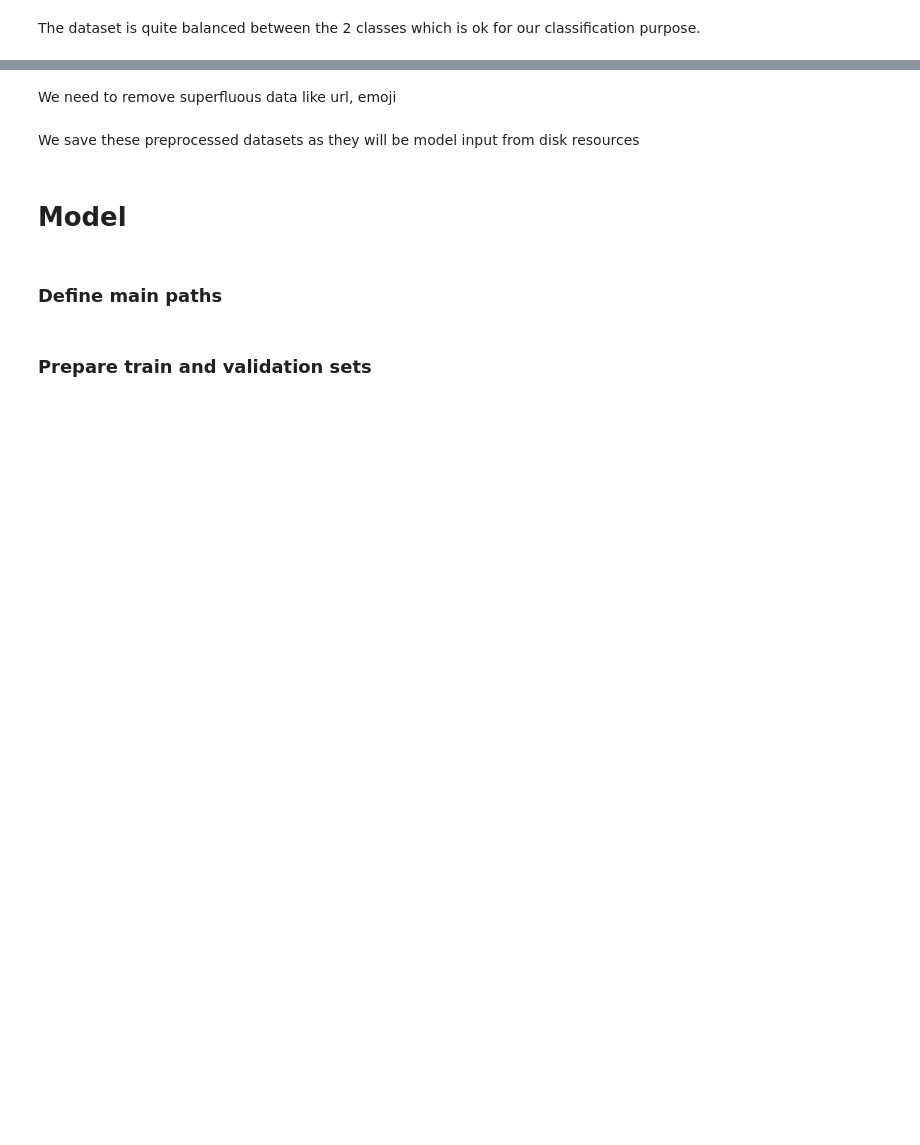
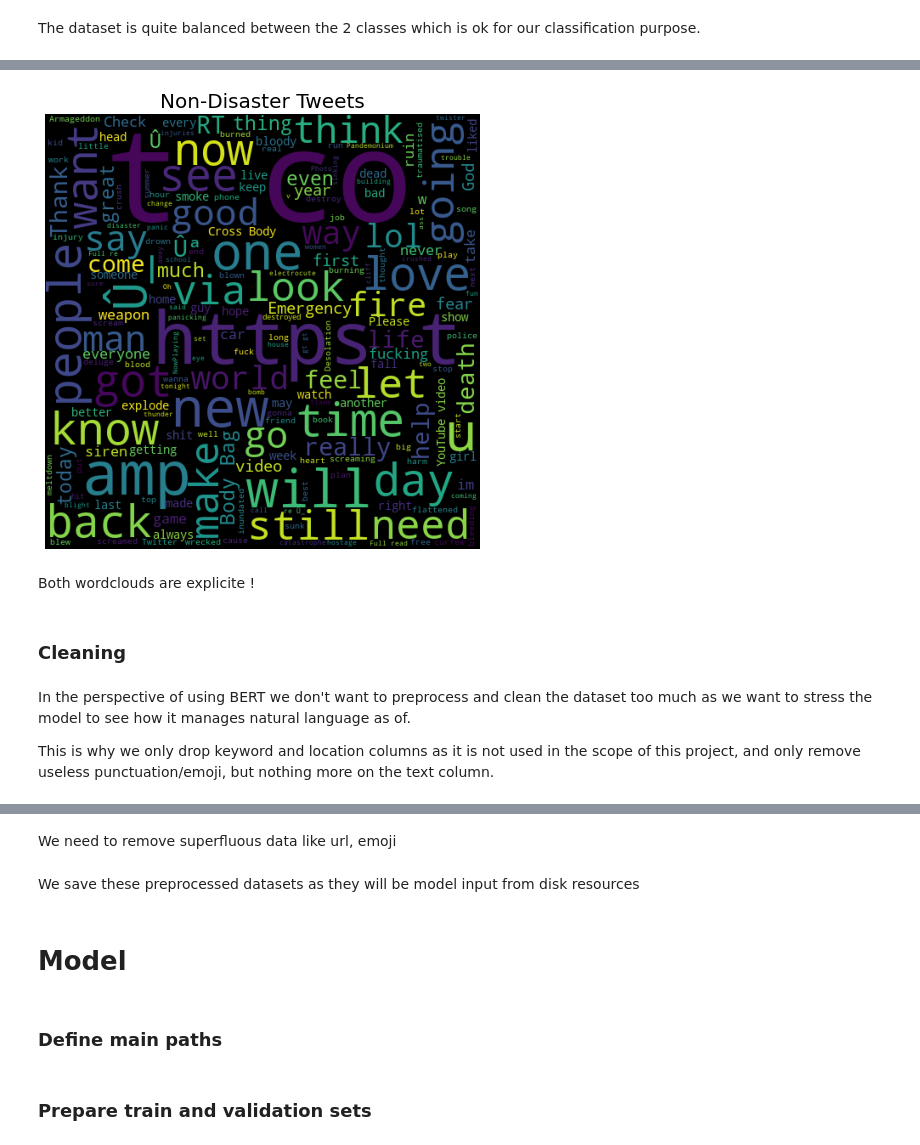
Before and after one commit to aldeponk/kaggle-nlp-getting-started, a Jupyter notebook: disaster-tweets-classification-with-bert.ipynb, the cells around one changed output, grey strips where cells are left out. Cells and saved outputs as stored; diff of their text form; code cells hidden in the pictures; blank space fills up the shorter version.

```diff
--- a/disaster-tweets-classification-with-bert.ipynb
+++ b/disaster-tweets-classification-with-bert.ipynb
@@ -86,3 +237,15 @@ The dataset is quite balanced between the 2 classes which is ok for our classifi
+# %%
+wordcloud(data_non_disaster,"Non-Disaster Tweets")
+# %% [output]
+[figure, added]
+# %% [markdown]
+Both wordclouds are explicite !
+# %% [markdown]
+### Cleaning
+# %% [markdown]
+In the perspective of using BERT we don't want to preprocess and clean the dataset too much as we want to stress the model to see how it manages natural language as of.
+
+This is why we only drop keyword and location columns as it is not used in the scope of this project, and only remove useless punctuation/emoji, but nothing more on the text column.
 # %%
 train_data = train_data.drop(['keyword','location'], axis = 1)
 test_data = test_data.drop(['keyword','location'], axis = 1)
```
Also changed, not shown: parts of 44 cells of this notebook.
